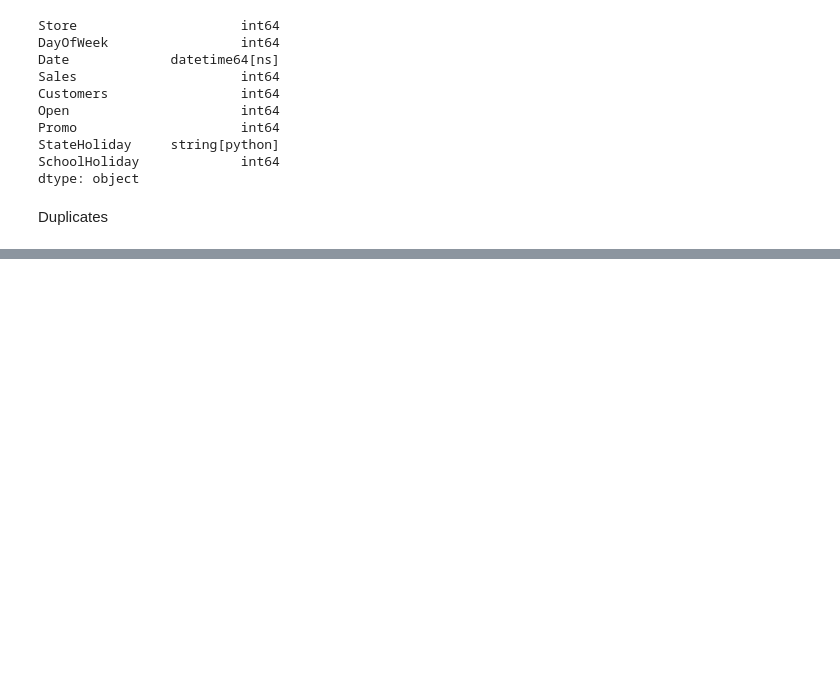
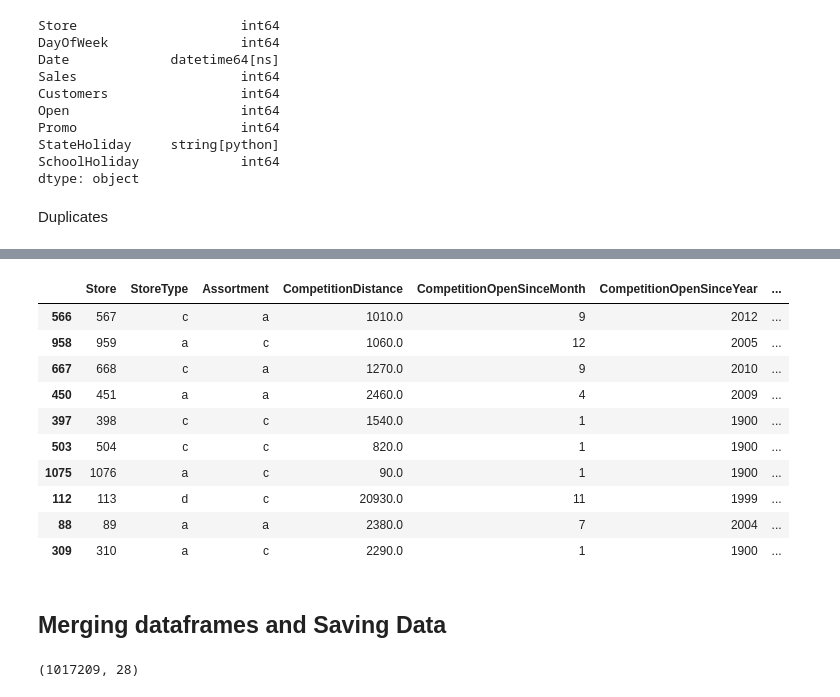
Before and after one commit to DegaregeN/Pharmaceutical-Data, a Jupyter notebook: notebooks/EDA.ipynb, the cells around one changed output, grey strips where cells are left out. Drawn from its saved outputs; the diff is of its cells as text; code cells hidden in the pictures; blank space fills up the shorter version.

```diff
--- a/notebooks/EDA.ipynb
+++ b/notebooks/EDA.ipynb
@@ -508,0 +573,28 @@ Duplicates
+# %%
+def getMonth(month_list, index):
+    months = ['0', 'Jan', 'Feb', 'Mar', 'Apr', 'May', 'Jun', 'Jul', 'Aug', 'Sept', 'Oct', 'Nov', 'Dec']
+    month_list = month_list.split(',')
+    month = month_list[index]
+    return months.index(month)
+# %%
+# split the PromoInterval column into 4 columns
+store_df['PromoInterval0'] = store_df.PromoInterval.apply((lambda x: getMonth(x, 0)))
+store_df['PromoInterval1'] = store_df.PromoInterval.apply((lambda x: getMonth(x, 1)))
+store_df['PromoInterval2'] = store_df.PromoInterval.apply((lambda x: getMonth(x, 2)))
+store_df['PromoInterval3'] = store_df.PromoInterval.apply((lambda x: getMonth(x, 3)))
+# %%
+store_df.sample(10)
+# %% [output]
+|  | Store | StoreType | Assortment | CompetitionDistance | CompetitionOpenSinceMonth | CompetitionOpenSinceYear | ... |
+| 566 | 567 | c | a | 1010.0 | 9 | 2012 | ... |
+| 958 | 959 | a | c | 1060.0 | 12 | 2005 | ... |
+| 667 | 668 | c | a | 1270.0 | 9 | 2010 | ... |
+| 450 | 451 | a | a | 2460.0 | 4 | 2009 | ... |
+| 397 | 398 | c | c | 1540.0 | 1 | 1900 | ... |
+| 503 | 504 | c | c | 820.0 | 1 | 1900 | ... |
+| 1075 | 1076 | a | c | 90.0 | 1 | 1900 | ... |
+| 112 | 113 | d | c | 20930.0 | 11 | 1999 | ... |
+| 88 | 89 | a | a | 2380.0 | 7 | 2004 | ... |
+| 309 | 310 | a | c | 2290.0 | 1 | 1900 | ... |
+# %% [markdown]
+## Merging dataframes and Saving Data
@@ -508,0 +605,6 @@ Duplicates
+# %%
+# merging store_df and train_df
+df = pd.merge(train_df, store_df, how='inner', on='Store')
+df.shape
+# %% [output]
+(1017209, 28)
```
Also changed, not shown: parts of 14 cells of this notebook, 1 other file.
